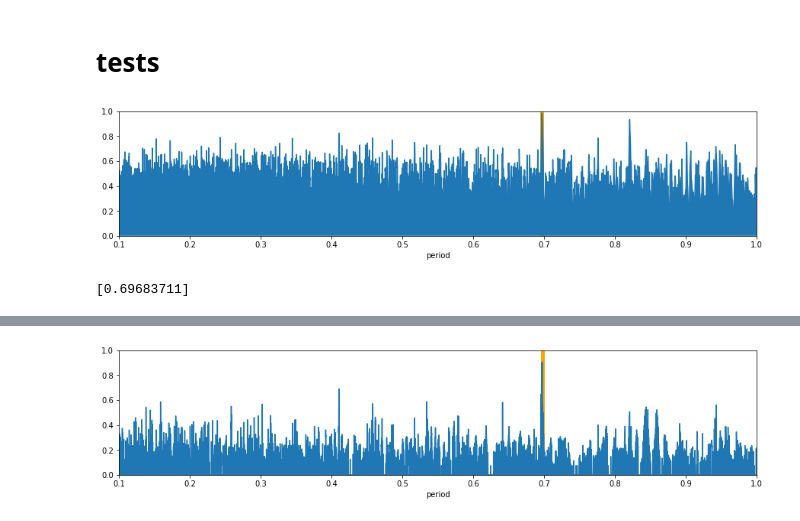
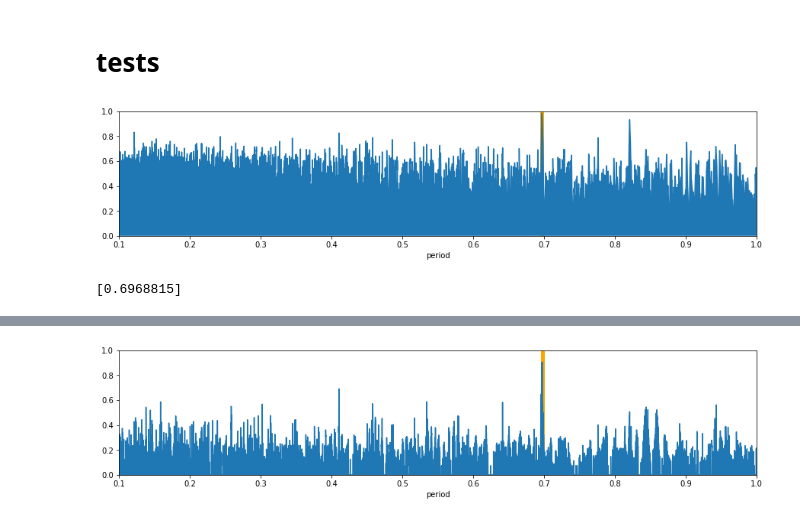
Before and after one commit to SterlingYM/astroPIPS, a Jupyter notebook: test.ipynb, the cells around one changed output, grey strips where cells are left out. Drawn from its saved outputs; the diff is of its cells as text; code cells hidden in the pictures.

```diff
--- a/test.ipynb
+++ b/test.ipynb
@@ -60,11 +64,11 @@ False
 # tests
 # %%
 # periodogram test
-periods,power = star.periodogram(p_min=0.1,p_max=1,multiprocessing=False)
+periods,power = star.periodogram(p_min=0.1,p_max=1,multiprocessing=True)
 
 # plot
 plt.figure(figsize=(15,3));plt.plot(periods,power);plt.fill_between(periods,0,power);plt.xlabel('period');plt.xlim(periods.min(),periods.max());plt.ylim(0,1);plt.axvline(periods[power==power.max()],c='orange',lw=5,zorder=0);plt.show()
 print(periods[power==power.max()])
 # %% [output]
-[figure, old version]
+[figure, new version]
-[0.69683711]
+[0.6968815]
```
Also changed, not shown: parts of 13 cells of this notebook, 3 other files.
